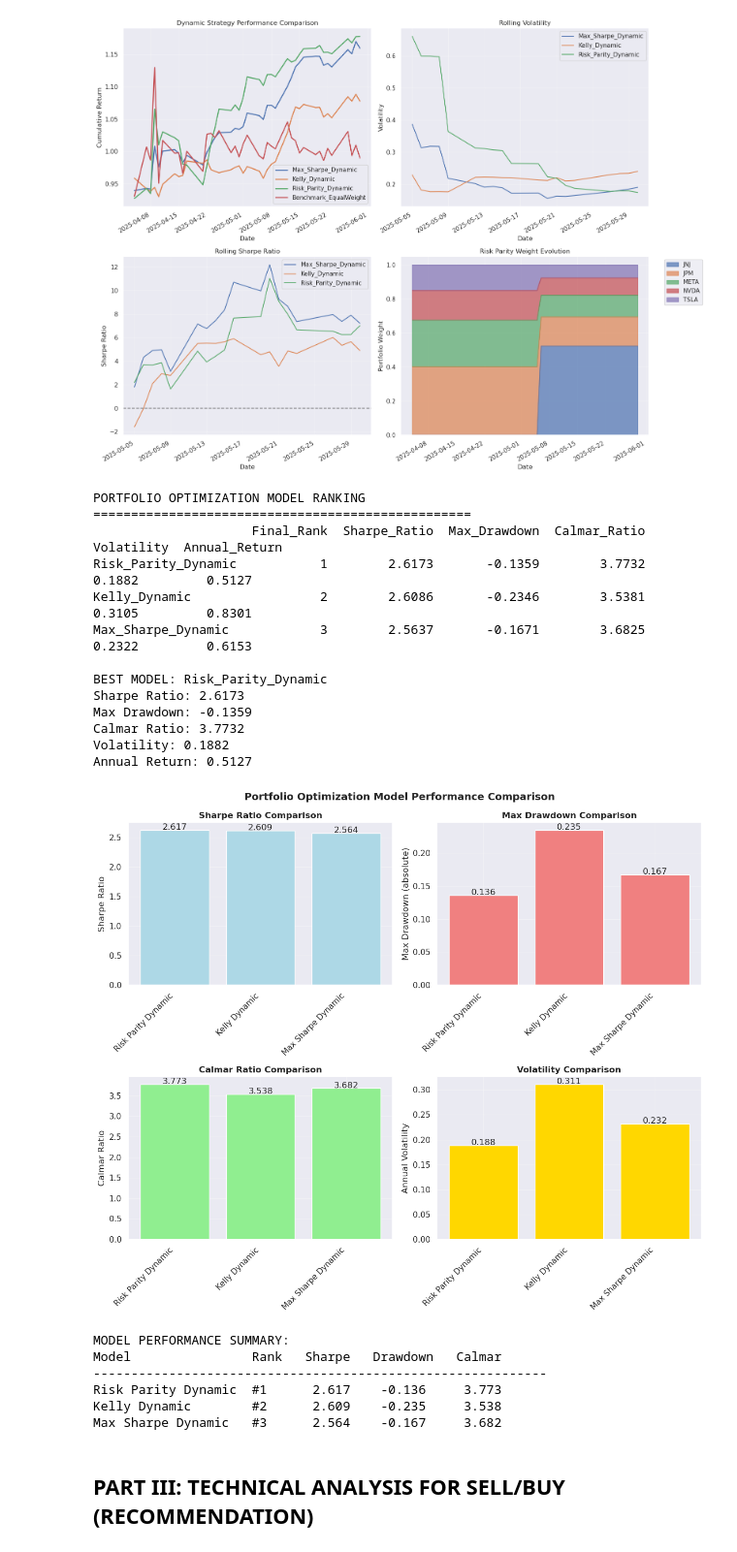
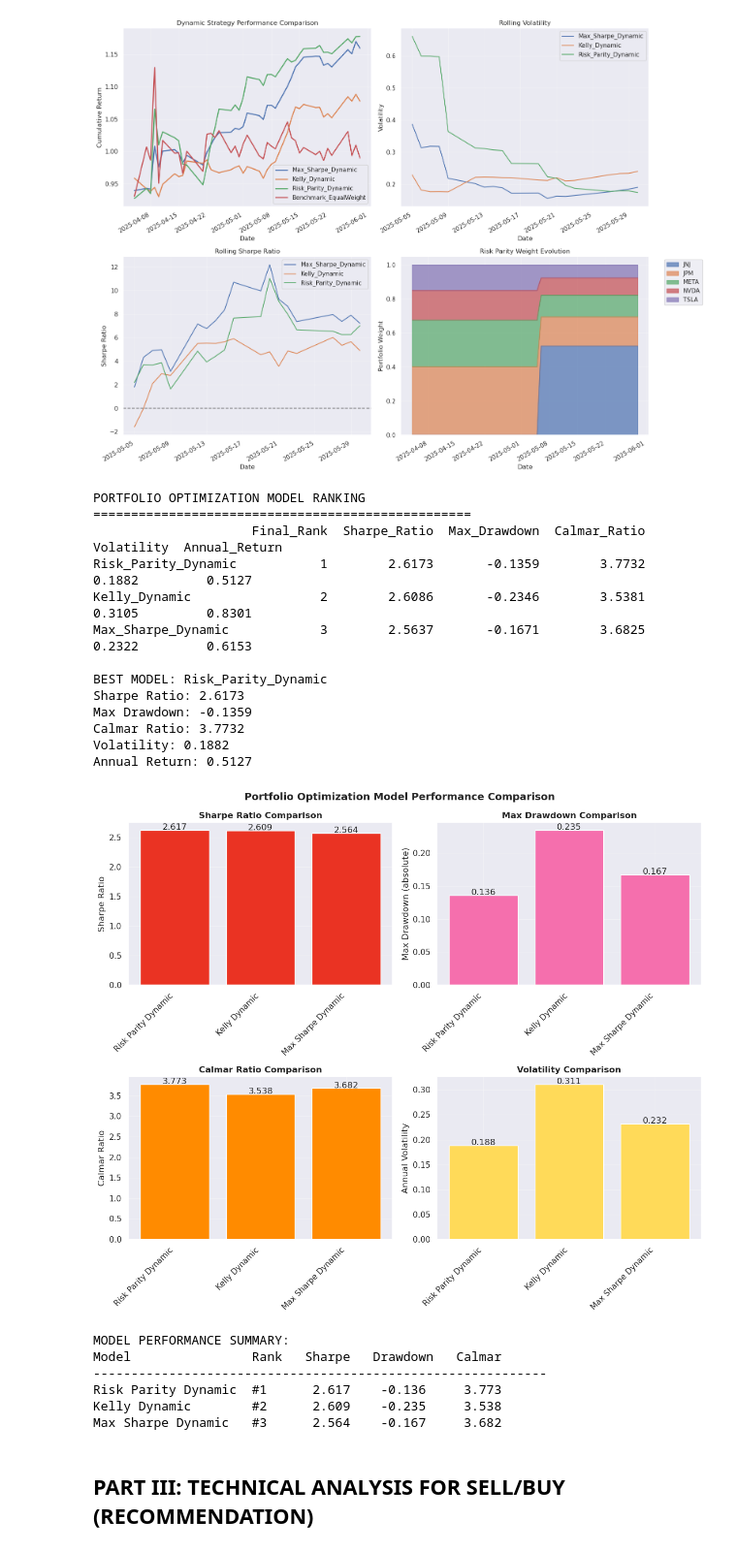
Before and after one commit to Henryy2510/draft, a Jupyter notebook: preparation.ipynb, the cells around one changed output. Shown at 97% size. Saved outputs shown, nothing was run; the diff lists cells and outputs as text; code cells hidden in the pictures.

```diff
--- a/preparation.ipynb
+++ b/preparation.ipynb
@@ -262,15 +241,7 @@ For a rolling window of size W at time t:
 - **Market Microstructure**: Rolling windows help avoid overfitting to specific market periods
 # %%
 # Dynamic Portfolio Optimization with Rolling Windows
-
-
 def dynamic_portfolio_optimization(data, lookback_window=63, rebalance_freq=21):
-    """
-    Dynamic portfolio optimization with rolling windows
-    - data: Price data DataFrame
-    - lookback_window: Days to look back for optimization (63 = ~3 months)
-    - rebalance_freq: Rebalancing frequency in days (21 = ~1 month)
-    """
 
     returns = data.pct_change().dropna()
     n_assets = len(data.columns)
@@ -1172,7 +1143,7 @@ def calculate_best_portfolio_model(metrics_df, weights=None):
 
 best_model_results = calculate_best_portfolio_model(dynamic_metrics_df)
 
-def best_portfolio_model(best_model_results = best_model_results):
+def best_portfolio_model(best_model_results=best_model_results):
     best_model_name = best_model_results.index[0]
 
     model_functions = {
@@ -1183,7 +1154,6 @@ def best_portfolio_model(best_model_results = best_model_results):
 
     # Return the best model function
     return model_functions.get(best_model_name)
-
 
 print("PORTFOLIO OPTIMIZATION MODEL RANKING")
 print("=" * 50)
@@ -1209,7 +1179,7 @@ models = best_model_results.index
 
 # 1. Sharpe Ratio Comparison
 sharpe_ratios = best_model_results['Sharpe_Ratio']
-ax1.bar(range(len(models)), sharpe_ratios, color='lightblue')
+ax1.bar(range(len(models)), sharpe_ratios, color='#ea3323')
 ax1.set_title('Sharpe Ratio Comparison', fontweight='bold')
 ax1.set_ylabel('Sharpe Ratio')
 ax1.set_xticks(range(len(models)))
@@ -1220,7 +1190,7 @@ for i, v in enumerate(sharpe_ratios):
 
 # 2. Max Drawdown Comparison
 max_dd = best_model_results['Max_Drawdown'].abs()
-ax2.bar(range(len(models)), max_dd, color='lightcoral')
+ax2.bar(range(len(models)), max_dd, color='#f56fad')
 ax2.set_title('Max Drawdown Comparison', fontweight='bold')
 ax2.set_ylabel('Max Drawdown (absolute)')
 ax2.set_xticks(range(len(models)))
@@ -1231,7 +1201,7 @@ for i, v in enumerate(max_dd):
 
 # 3. Calmar Ratio Comparison
 calmar_ratios = best_model_results['Calmar_Ratio']
-ax3.bar(range(len(models)), calmar_ratios, color='lightgreen')
+ax3.bar(range(len(models)), calmar_ratios, color='#ff8b00')
 ax3.set_title('Calmar Ratio Comparison', fontweight='bold')
 ax3.set_ylabel('Calmar Ratio')
 ax3.set_xticks(range(len(models)))
@@ -1242,7 +1212,7 @@ for i, v in enumerate(calmar_ratios):
 
 # 4. Volatility Comparison
 volatilities = best_model_results['Volatility']
-ax4.bar(range(len(models)), volatilities, color='gold')
+ax4.bar(range(len(models)), volatilities, color='#ffda59')
 ax4.set_title('Volatility Comparison', fontweight='bold')
 ax4.set_ylabel('Annual Volatility')
 ax4.set_xticks(range(len(models)))
@@ -1250,34 +1220,34 @@ ax4.set_xticklabels([m.replace('_', ' ') for m in models], rotation=45, ha='righ
 ax4.grid(True, alpha=0.3)
 for i, v in enumerate(volatilities):
     ax4.text(i, v + 0.001, f'{v:.3f}', ha='center')
 
 plt.tight_layout()
 plt.suptitle('Portfolio Optimization Model Performance Comparison',
              fontsize=14, fontweight='bold', y=1.02)
 plt.show()
 
 print(f"\nMODEL PERFORMANCE SUMMARY:")
 print(f"{'Model':<20} {'Rank':<6} {'Sharpe':<8} {'Drawdown':<10} {'Calmar':<8}")
 print("-" * 60)
 for model in best_model_results.index:
     row = best_model_results.loc[model]
     print(f"{model.replace('_', ' '):<20} #{int(row['Final_Rank']):<6} {row['Sharpe_Ratio']:<8.3f} "
           f"{row['Max_Drawdown']:<10.3f} {row['Calmar_Ratio']:<8.3f}")
 # %% [output]
 PORTFOLIO OPTIMIZATION MODEL RANKING
 ==================================================
                      Final_Rank  Sharpe_Ratio  Max_Drawdown  Calmar_Ratio  Volatility  Annual_Return
 Risk_Parity_Dynamic           1        2.6173       -0.1359        3.7732      0.1882         0.5127
 Kelly_Dynamic                 2        2.6086       -0.2346        3.5381      0.3105         0.8301
 Max_Sharpe_Dynamic            3        2.5637       -0.1671        3.6825      0.2322         0.6153
 
 BEST MODEL: Risk_Parity_Dynamic
 Sharpe Ratio: 2.6173
 Max Drawdown: -0.1359
 Calmar Ratio: 3.7732
 Volatility: 0.1882
 Annual Return: 0.5127
-[figure, old version]
+[figure, new version]
 MODEL PERFORMANCE SUMMARY:
 Model                Rank   Sharpe   Drawdown   Calmar
 ------------------------------------------------------------
```
Also changed, not shown: parts of 10 cells of this notebook.
